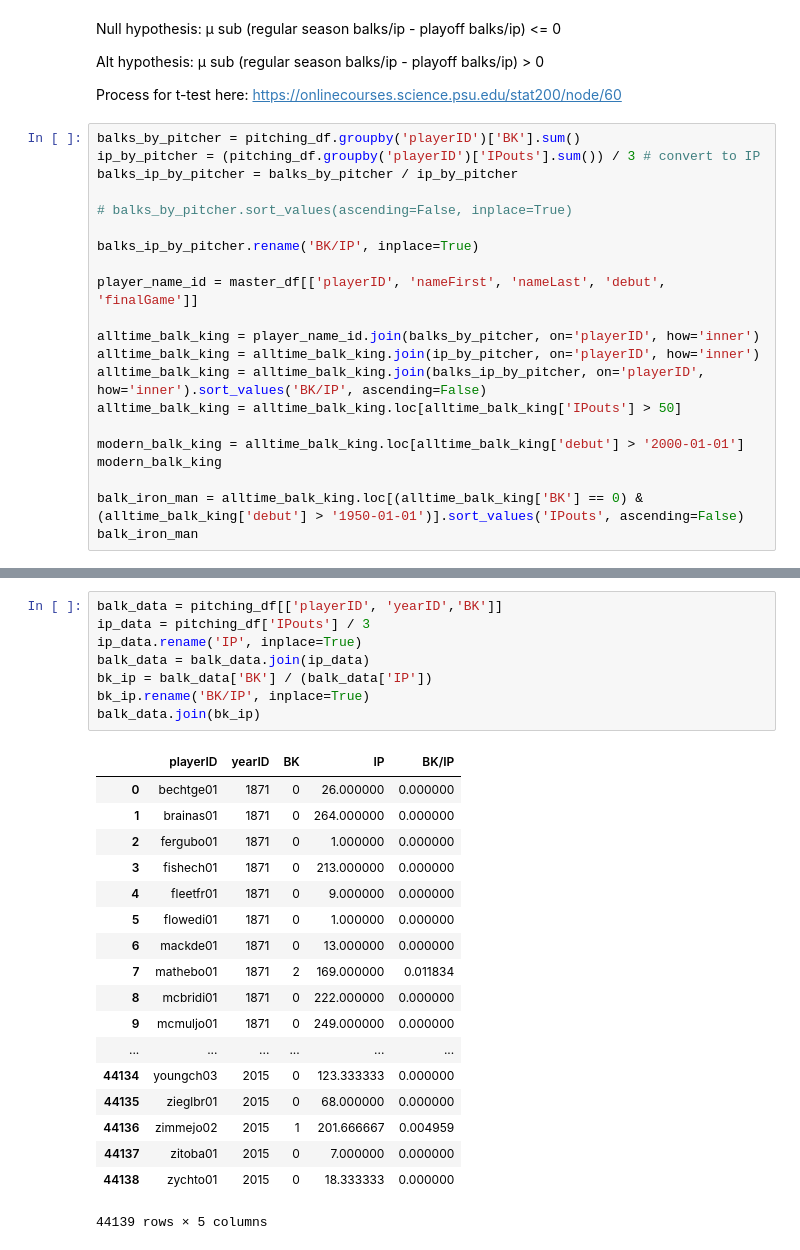
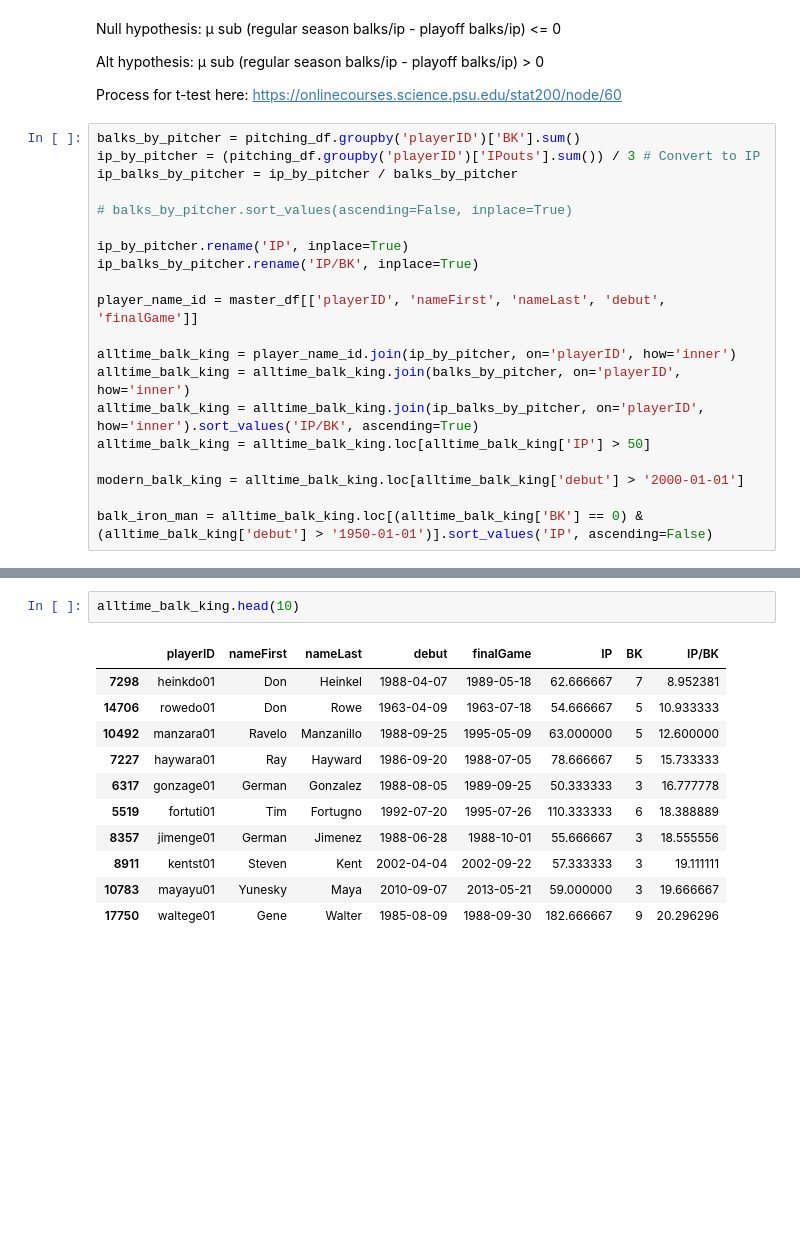
Before and after one commit to davidventuri/udacity-dand, a Jupyter notebook: p2/Data_Analyst_ND_Project2.ipynb, the cells around one changed output, grey strips where cells are left out. Drawn from its saved outputs; the diff is of its cells as text; blank space fills up the shorter version.

```diff
--- a/p2/Data_Analyst_ND_Project2.ipynb
+++ b/p2/Data_Analyst_ND_Project2.ipynb
@@ -197,22 +170,21 @@ Alt hypothesis: μ sub (regular season balks/ip - playoff balks/ip) > 0
 Process for t-test here: https://onlinecourses.science.psu.edu/stat200/node/60
 # %%
 balks_by_pitcher = pitching_df.groupby('playerID')['BK'].sum()
-ip_by_pitcher = (pitching_df.groupby('playerID')['IPouts'].sum()) / 3 # convert to IP
-balks_ip_by_pitcher = balks_by_pitcher / ip_by_pitcher
+ip_by_pitcher = (pitching_df.groupby('playerID')['IPouts'].sum()) / 3 # Convert to IP
+ip_balks_by_pitcher = ip_by_pitcher / balks_by_pitcher
 
 # balks_by_pitcher.sort_values(ascending=False, inplace=True)
 
-balks_ip_by_pitcher.rename('BK/IP', inplace=True)
+ip_by_pitcher.rename('IP', inplace=True)
+ip_balks_by_pitcher.rename('IP/BK', inplace=True)
 
 player_name_id = master_df[['playerID', 'nameFirst', 'nameLast', 'debut', 'finalGame']]
 
-alltime_balk_king = player_name_id.join(balks_by_pitcher, on='playerID', how='inner')
-alltime_balk_king = alltime_balk_king.join(ip_by_pitcher, on='playerID', how='inner')
-alltime_balk_king = alltime_balk_king.join(balks_ip_by_pitcher, on='playerID', how='inner').sort_values('BK/IP', ascending=False)
-alltime_balk_king = alltime_balk_king.loc[alltime_balk_king['IPouts'] > 50]
+alltime_balk_king = player_name_id.join(ip_by_pitcher, on='playerID', how='inner')
+alltime_balk_king = alltime_balk_king.join(balks_by_pitcher, on='playerID', how='inner')
+alltime_balk_king = alltime_balk_king.join(ip_balks_by_pitcher, on='playerID', how='inner').sort_values('IP/BK', ascending=True)
+alltime_balk_king = alltime_balk_king.loc[alltime_balk_king['IP'] > 50]
 
 modern_balk_king = alltime_balk_king.loc[alltime_balk_king['debut'] > '2000-01-01']
-modern_balk_king
 
-balk_iron_man = alltime_balk_king.loc[(alltime_balk_king['BK'] == 0) & (alltime_balk_king['debut'] > '1950-01-01')].sort_values('IPouts', ascending=False)
-balk_iron_man
+balk_iron_man = alltime_balk_king.loc[(alltime_balk_king['BK'] == 0) & (alltime_balk_king['debut'] > '1950-01-01')].sort_values('IP', ascending=False)
@@ -238,27 +191,14 @@ balk_iron_man
-# %%
-balk_data = pitching_df[['playerID', 'yearID','BK']]
-ip_data = pitching_df['IPouts'] / 3
-ip_data.rename('IP', inplace=True)
-balk_data = balk_data.join(ip_data)
-bk_ip = balk_data['BK'] / (balk_data['IP'])
-bk_ip.rename('BK/IP', inplace=True)
-balk_data.join(bk_ip)
-# %% [output]
-|  | playerID | yearID | BK | IP | BK/IP |
-| 0 | bechtge01 | 1871 | 0 | 26.000000 | 0.000000 |
-| 1 | brainas01 | 1871 | 0 | 264.000000 | 0.000000 |
-| 2 | fergubo01 | 1871 | 0 | 1.000000 | 0.000000 |
-| 3 | fishech01 | 1871 | 0 | 213.000000 | 0.000000 |
-| 4 | fleetfr01 | 1871 | 0 | 9.000000 | 0.000000 |
-| 5 | flowedi01 | 1871 | 0 | 1.000000 | 0.000000 |
-| 6 | mackde01 | 1871 | 0 | 13.000000 | 0.000000 |
-| 7 | mathebo01 | 1871 | 2 | 169.000000 | 0.011834 |
-| 8 | mcbridi01 | 1871 | 0 | 222.000000 | 0.000000 |
-| 9 | mcmuljo01 | 1871 | 0 | 249.000000 | 0.000000 |
-| ... | ... | ... | ... | ... | ... |
-| 44134 | youngch03 | 2015 | 0 | 123.333333 | 0.000000 |
-| 44135 | zieglbr01 | 2015 | 0 | 68.000000 | 0.000000 |
-| 44136 | zimmejo02 | 2015 | 1 | 201.666667 | 0.004959 |
-| 44137 | zitoba01 | 2015 | 0 | 7.000000 | 0.000000 |
-| 44138 | zychto01 | 2015 | 0 | 18.333333 | 0.000000 |
-44139 rows × 5 columns
+# %%
+alltime_balk_king.head(10)
+# %% [output]
+|  | playerID | nameFirst | nameLast | debut | finalGame | IP | BK | IP/BK |
+| 7298 | heinkdo01 | Don | Heinkel | 1988-04-07 | 1989-05-18 | 62.666667 | 7 | 8.952381 |
+| 14706 | rowedo01 | Don | Rowe | 1963-04-09 | 1963-07-18 | 54.666667 | 5 | 10.933333 |
+| 10492 | manzara01 | Ravelo | Manzanillo | 1988-09-25 | 1995-05-09 | 63.000000 | 5 | 12.600000 |
+| 7227 | haywara01 | Ray | Hayward | 1986-09-20 | 1988-07-05 | 78.666667 | 5 | 15.733333 |
+| 6317 | gonzage01 | German | Gonzalez | 1988-08-05 | 1989-09-25 | 50.333333 | 3 | 16.777778 |
+| 5519 | fortuti01 | Tim | Fortugno | 1992-07-20 | 1995-07-26 | 110.333333 | 6 | 18.388889 |
+| 8357 | jimenge01 | German | Jimenez | 1988-06-28 | 1988-10-01 | 55.666667 | 3 | 18.555556 |
+| 8911 | kentst01 | Steven | Kent | 2002-04-04 | 2002-09-22 | 57.333333 | 3 | 19.111111 |
+| 10783 | mayayu01 | Yunesky | Maya | 2010-09-07 | 2013-05-21 | 59.000000 | 3 | 19.666667 |
+| 17750 | waltege01 | Gene | Walter | 1985-08-09 | 1988-09-30 | 182.666667 | 9 | 20.296296 |
```
Also changed, not shown: parts of 9 cells of this notebook.
